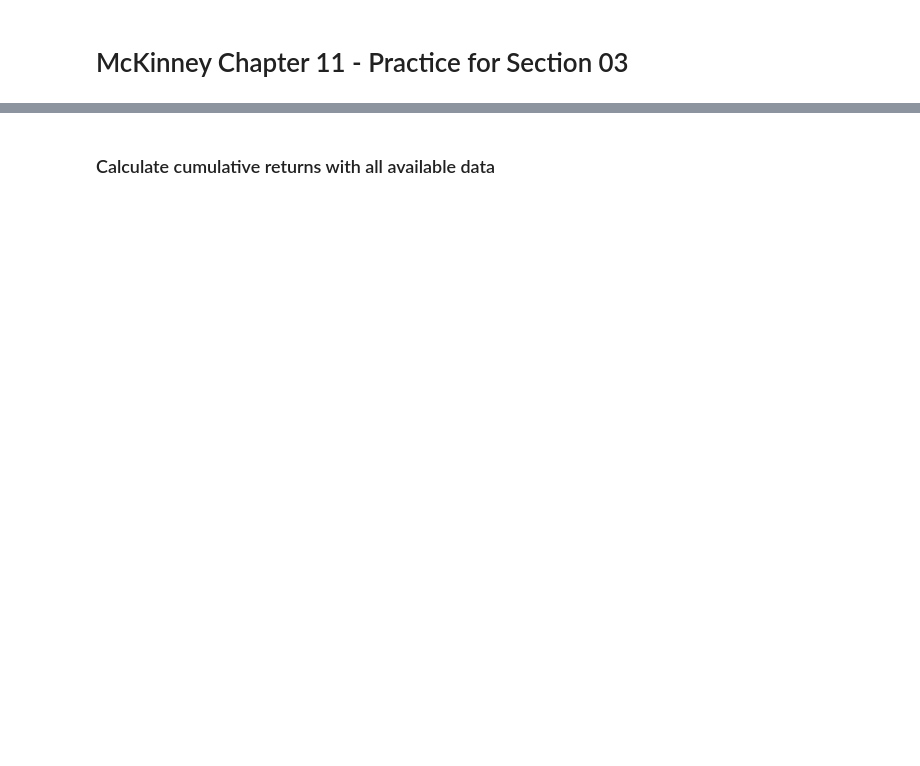
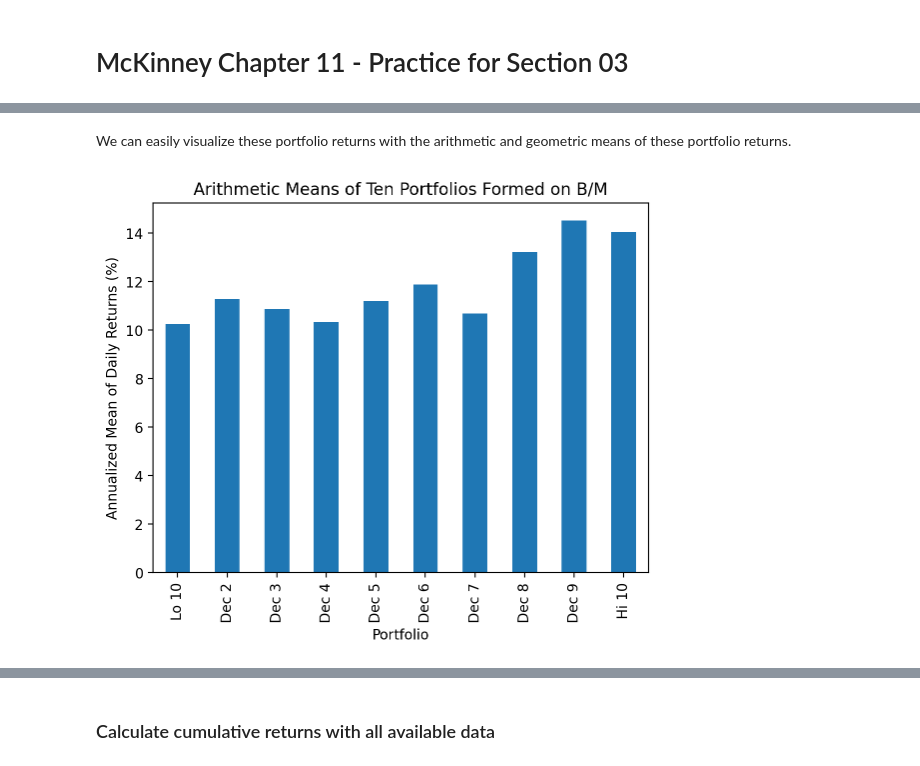
Before and after one commit to richard-herron/fina-6333-2024-spring, a Jupyter notebook: Notebooks/mckinney_11_practice_03.ipynb, the cells around one changed output, grey strips where cells are left out. Cells and saved outputs as stored; diff of their text form; code cells hidden in the pictures; blank space fills up the shorter version.

```diff
--- a/Notebooks/mckinney_11_practice_03.ipynb
+++ b/Notebooks/mckinney_11_practice_03.ipynb
@@ -6,0 +60,6 @@
+# %%
+be_me_all = pdr.DataReader(
+    name='Portfolios_Formed_on_BE-ME_Daily',
+    data_source='famafrench',
+    start='1900'
+)
@@ -6,0 +88,10 @@
+# %%
+be_me_vw = (
+    be_me_all # all portfolio returns
+    [0] # select the value-weighted portfolio returns
+    .iloc[:, -10:] # slice the rightmost ten columns
+    .div(100) # convert from percent to decimal
+    .rename_axis(columns='Portfolio') # label columns for easy plots
+)
+
+be_me_vw
@@ -6,0 +113,16 @@
+# %% [markdown]
+We can easily visualize these portfolio returns with the arithmetic and geometric means of these portfolio returns.
+# %%
+(
+    be_me_vw
+    .mean() # arithmetic mean
+    .mul(252) # annualize
+    .mul(100) # convert to percent
+    .plot(kind='bar')
+)
+
+plt.ylabel('Annualized Mean of Daily Returns (%)')
+plt.title('Arithmetic Means of Ten Portfolios Formed on B/M')
+plt.show()
+# %% [output]
+[figure, added]
```
Also changed, not shown: parts of 43 cells of this notebook, 11 other files.
